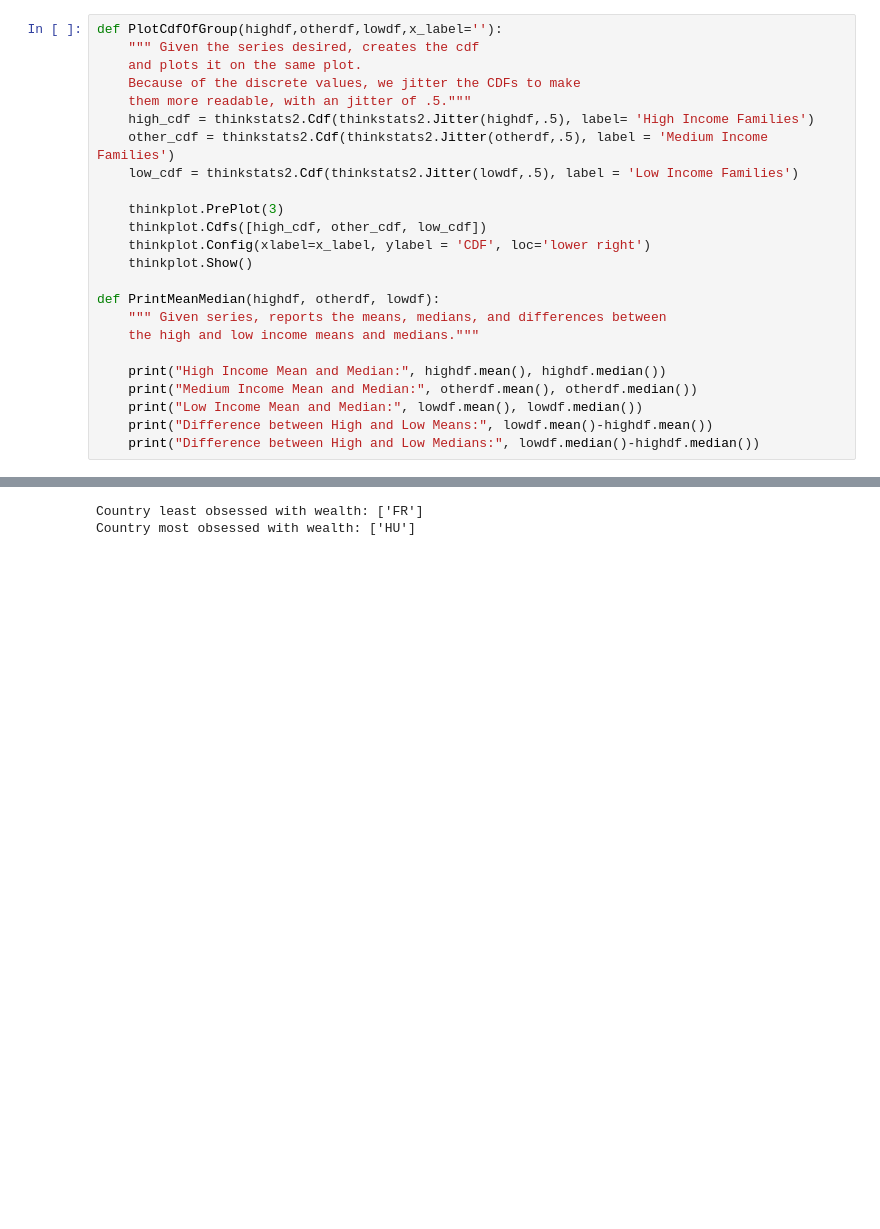
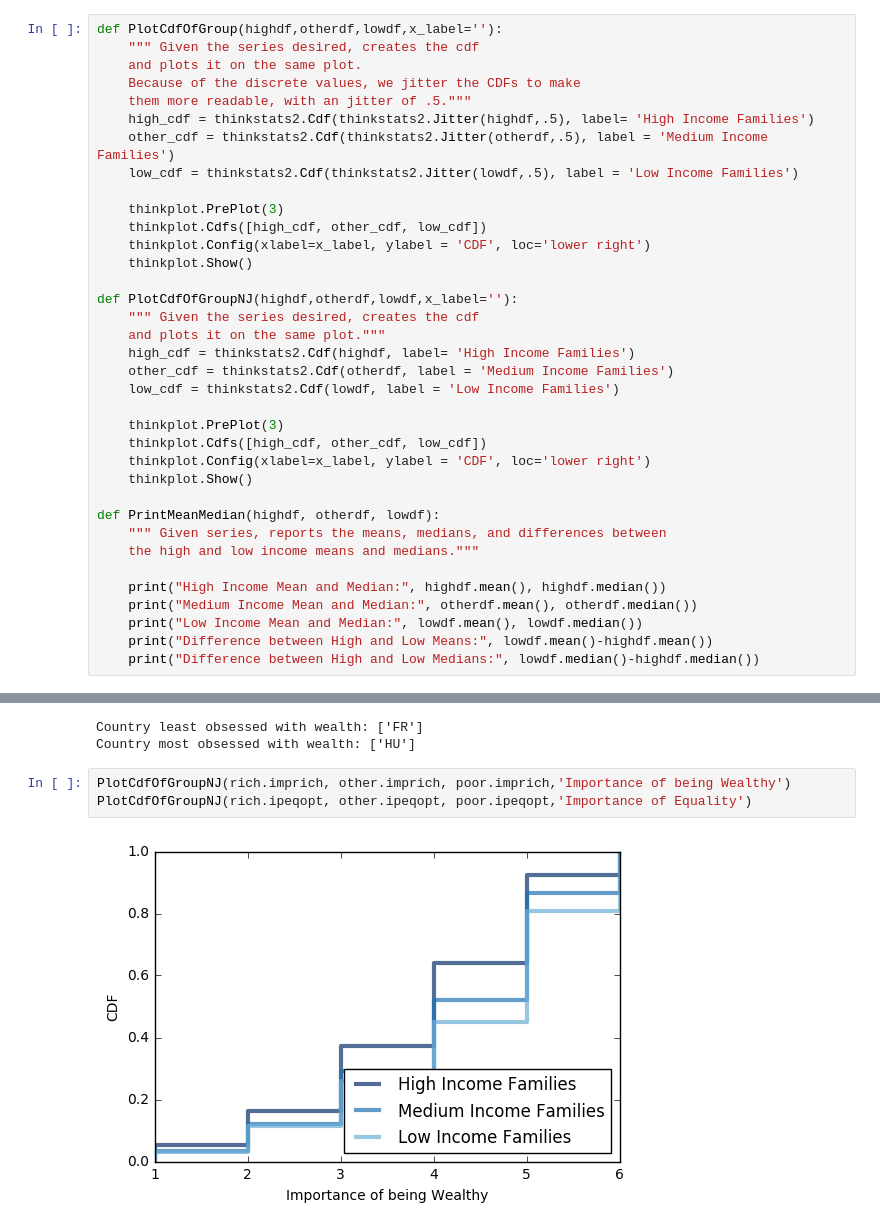
Before and after one commit to KaitlynKeil/ThinkStats2, a Jupyter notebook: code/report1.ipynb, the cells around one changed output, grey strips where cells are left out. Drawn from its saved outputs; the diff is of its cells as text; blank space fills up the shorter version.

```diff
--- a/code/report1.ipynb
+++ b/code/report1.ipynb
@@ -102,6 +104,18 @@ def PlotCdfOfGroup(highdf,otherdf,lowdf,x_label=''):
     thinkplot.Config(xlabel=x_label, ylabel = 'CDF', loc='lower right')
     thinkplot.Show()
 
+def PlotCdfOfGroupNJ(highdf,otherdf,lowdf,x_label=''):
+    """ Given the series desired, creates the cdf
+    and plots it on the same plot."""
+    high_cdf = thinkstats2.Cdf(highdf, label= 'High Income Families')
+    other_cdf = thinkstats2.Cdf(otherdf, label = 'Medium Income Families')
+    low_cdf = thinkstats2.Cdf(lowdf, label = 'Low Income Families')
+
+    thinkplot.PrePlot(3)
+    thinkplot.Cdfs([high_cdf, other_cdf, low_cdf])
+    thinkplot.Config(xlabel=x_label, ylabel = 'CDF', loc='lower right')
+    thinkplot.Show()
+
 def PrintMeanMedian(highdf, otherdf, lowdf):
     """ Given series, reports the means, medians, and differences between
     the high and low income means and medians."""
@@ -292,3 +308,8 @@ print("Country most obsessed with wealth:", max_obsessed_cntry)
 # %% [output]
 Country least obsessed with wealth: ['FR']
 Country most obsessed with wealth: ['HU']
+# %%
+PlotCdfOfGroupNJ(rich.imprich, other.imprich, poor.imprich,'Importance of being Wealthy')
+PlotCdfOfGroupNJ(rich.ipeqopt, other.ipeqopt, poor.ipeqopt,'Importance of Equality')
+# %% [output]
+[figure, added]
```
Also changed, not shown: parts of 7 cells of this notebook, 1 other file.
